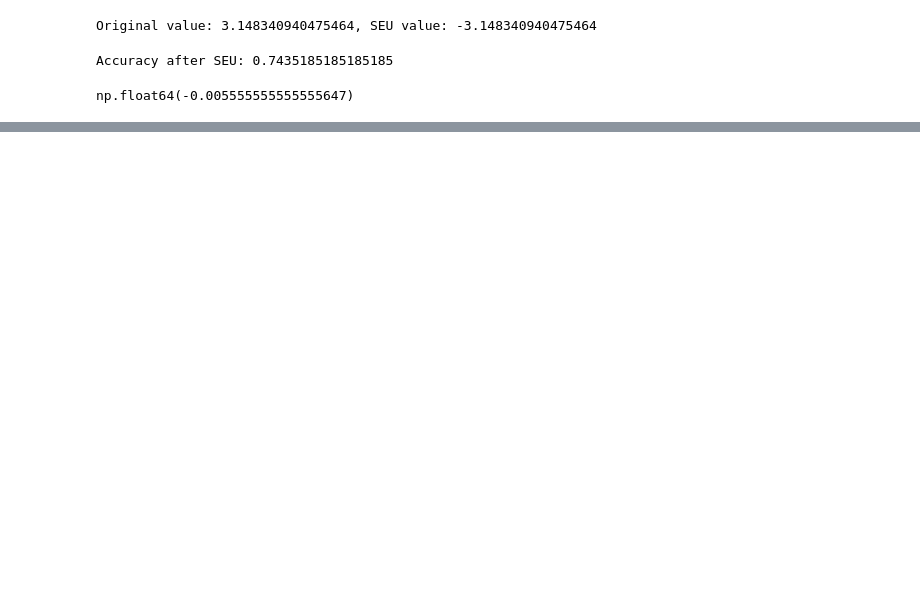
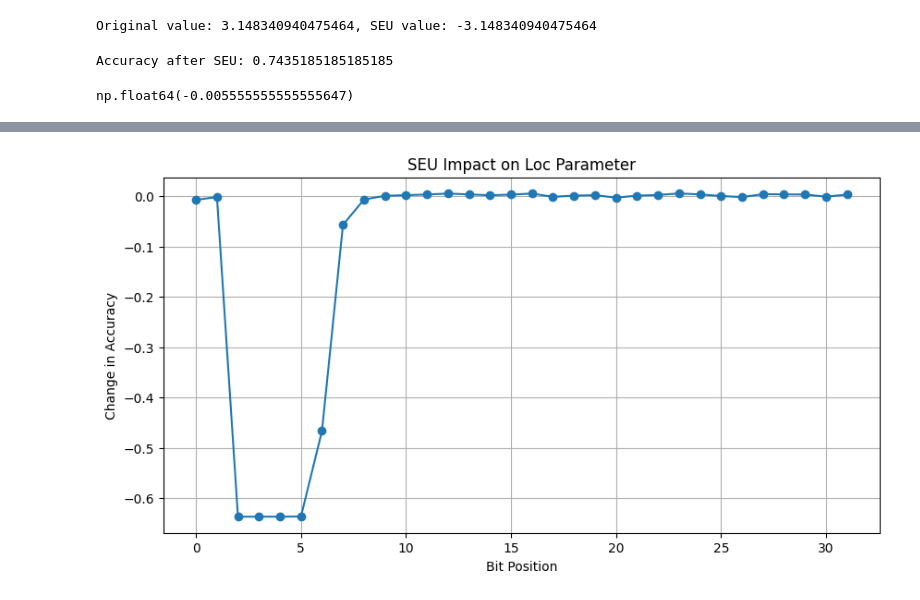
Before and after one commit to putawararevalda/bnnexperimentation, a Jupyter notebook: experiment02.ipynb, the cells around one changed output, grey strips where cells are left out. Drawn from its saved outputs; the diff is of its cells as text; code cells hidden in the pictures; blank space fills up the shorter version.

```diff
--- a/experiment02.ipynb
+++ b/experiment02.ipynb
@@ -317,0 +502,5 @@ np.float64(-0.005555555555555647)
+# %%
+results4_loc = []
+
+for i in range(0, 32):
+    results4_loc.append(inj.run_seu_autodiagonal_normal(location_index=2400, bit_i=i, parameter_name="loc", num_samples=10))
@@ -317,0 +543,10 @@ np.float64(-0.005555555555555647)
+# %%
+plt.figure(figsize=(10, 5))
+plt.plot(range(0, 32), results4_loc, marker='o')
+plt.title('SEU Impact on Loc Parameter')
+plt.xlabel('Bit Position')
+plt.ylabel('Change in Accuracy')
+plt.grid()
+plt.show()
+# %% [output]
+[figure, added]
```
Also changed, not shown: parts of 24 cells of this notebook.
